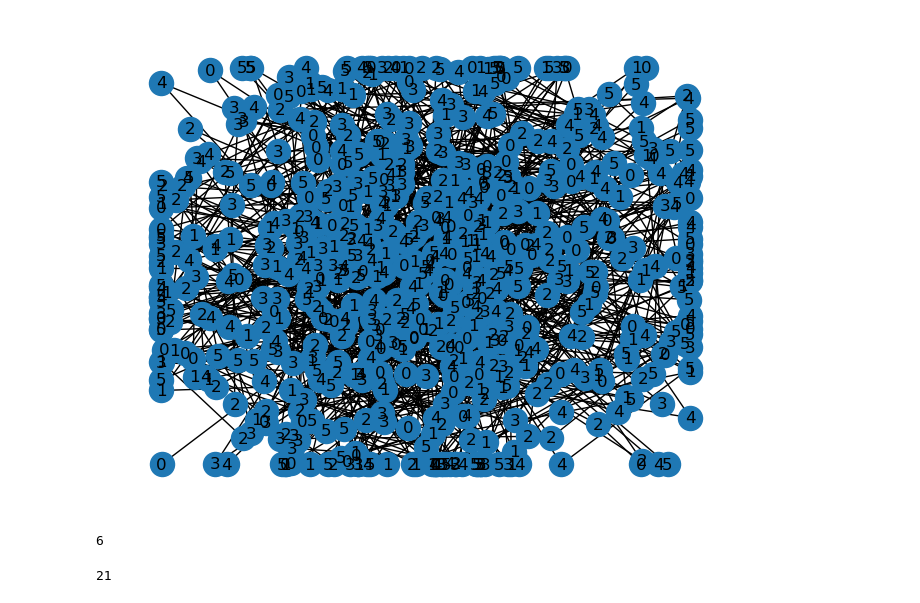
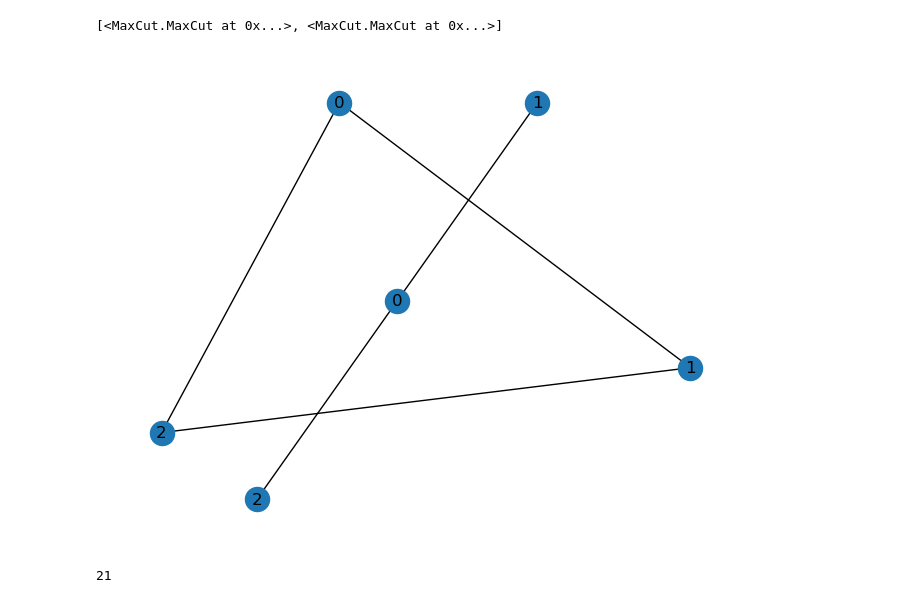
Before and after one commit to LeonhardRichter/TDVP_and_QAOA, a Jupyter notebook: instances.ipynb, the cells around one changed output. Saved outputs shown, nothing was run; the diff lists cells and outputs as text; code cells hidden in the pictures.

```diff
--- a/instances.ipynb
+++ b/instances.ipynb
@@ -25,11 +25,8 @@ from benchmark import get_all_connected, select_if_connected, get_connected_rn_g
 #     assert n<=7,"only up to 7 nodes supported"
 #     return list(filter(lambda g:select_if_connected(g,n),nx.graph_atlas_g()))
 # %%
-instances6 = list(map(MaxCut, get_all_connected(6)))
+list(map(MaxCut, get_all_connected(3)))
 # %% [output]
+[<MaxCut.MaxCut at 0x...>, <MaxCut.MaxCut at 0x...>]
-[figure, old version]
+[figure, new version]
-# %%
-instances6[0].graph.number_of_nodes()
-# %% [output]
-6
 # %%
```
Also changed, not shown: parts of 1 cell of this notebook, 7 other files.
